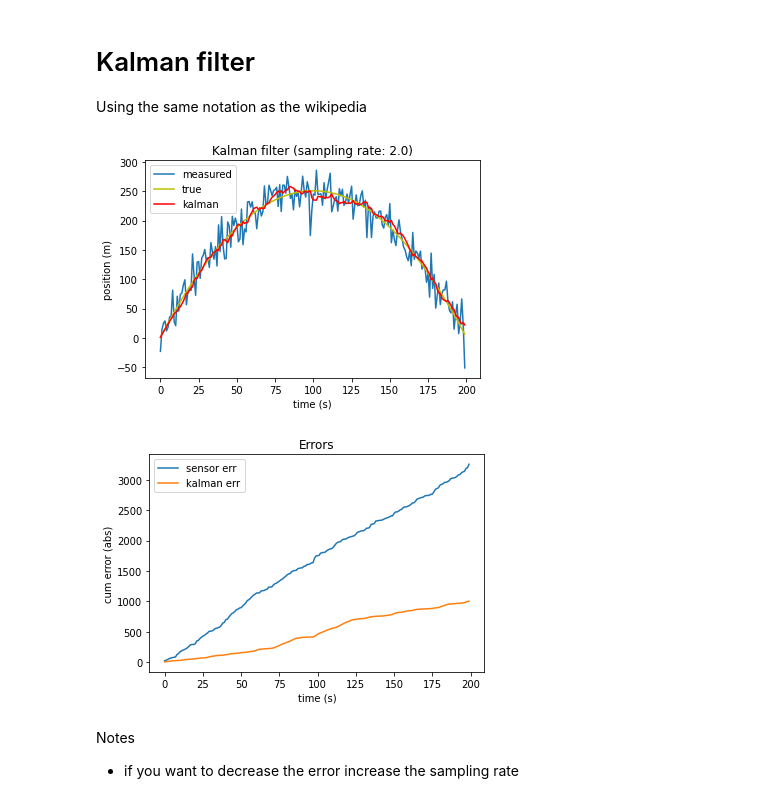
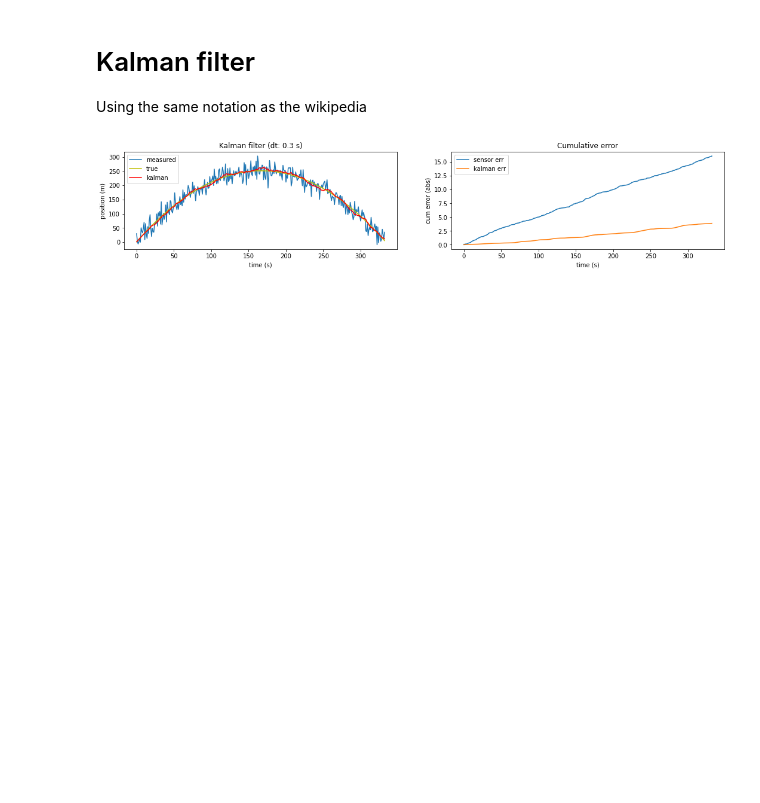
Before and after one commit to aguaviva/articles, a Jupyter notebook: Kalman.ipynb, the cells around one changed output. Drawn from its saved outputs; the diff is of its cells as text; code cells hidden in the pictures; blank space fills up the shorter version.

Commit message:
graph side by side

```diff
--- a/Kalman.ipynb
+++ b/Kalman.ipynb
@@ -5,5 +5,4 @@ Using the same notation as the wikipedia
 # %%
 import numpy as np
 import matplotlib.pyplot as plt
-plt.rcParams['figure.figsize'] = [18, 3]
 # %%
@@ -27,6 +14,13 @@ def trans_mat(a,b):
 def trans_vec(a,b):
     return a @ b
 # %%
+dt = 0.3
+pos = 1
+vel = 10
+acc = -.2
+
+x_true = np.array([pos,vel])
+
 def sample_sensor(x_true):
     #simulate sensor noise
     muV, sigV  = 0, 20
@@ -41,11 +35,18 @@ def sample_model_distribution():
     Q = np.outer(G,G)*(sigW**2)
     return w, Q
 
-x_true = np.array([pos,vel])
+
+sample_rate = 1.0/dt
+
+# model (x'=Fx+G)
+F = np.array([[1,dt],[0,1]])
+G = np.array([0.5*dt*dt, dt])
+
+# observation model
+H = np.array([[1,0]])
 
 x_prev = x_true
 P_prev = np.array([[1,0],[0,1]]) * 0.1
-
 
 sensor_err = []
 kalman_err = []
@@ -53,7 +54,7 @@ kalman_err = []
 pt = []
 pm = []
 pk = []
-for i in range(200):
+for i in range(int(100*sample_rate)):
     pt.append(x_true[0])
     pk.append(x_prev[0])
 
@@ -63,50 +64,46 @@ for i in range(200):
 
     # 2) make a prediction using the model
     w, Q = sample_model_distribution()
     x_pred = trans_vec(F, x_prev) + ( w )
     P_pred = trans_mat(F, P_prev) + ( Q )
 
     # compute Kalman gain
     S = trans_mat(H, P_pred) + R
     K = P_pred @ H.T @ np.linalg.inv(S)
     M = I - (K@H)
 
     # update state
     x = trans_vec(M, x_pred) + trans_vec(K, z)
     P = trans_mat(M, P_pred) + trans_mat(K, R)
 
     # track errors
 
     sensor_err.append(np.abs(x_true - z)[0])
     kalman_err.append(np.abs(x_true - x)[0])
 
     #step
 
     # simulate trayectory (for the sensor)
     x_true = trans_vec(F,x_true) + (G*acc)
     x_prev = x
     P_prev = P
 
 
-plt.title(f'Kalman filter (sampling rate: {1.0/dt})')
-plt.plot(pm, label="measured")
-plt.plot(pt, color = 'y', label="true")
-plt.plot(pk, color = 'r', label="kalman")
-plt.legend(loc="upper left")
-plt.xlabel('time (s)')
-plt.ylabel('position (m)')
+fig, axs = plt.subplots(1, 2,figsize=(18,3))
+axs[0].set_title(f'Kalman filter (dt: {dt} s)')
+axs[0].plot(pm, label="measured")
+axs[0].plot(pt, color = 'y', label="true")
+axs[0].plot(pk, color = 'r', label="kalman")
+axs[0].legend(loc="upper left")
+axs[0].set_xlabel('time (s)')
+axs[0].set_ylabel('position (m)')
+
+axs[1].set_title('Cumulative error')
+axs[1].plot(np.cumsum(sensor_err)/ len(sensor_err), label="sensor err")
+axs[1].plot(np.cumsum(kalman_err)/ len(sensor_err), label="kalman err")
+axs[1].set_xlabel('time (s)')
+axs[1].set_ylabel('cum error (abs)')
+axs[1].legend(loc="upper left")
 plt.show()
-
-plt.title('Errors')
-plt.plot(np.cumsum(sensor_err), label="sensor err")
-plt.plot(np.cumsum(kalman_err), label="kalman err")
-plt.xlabel('time (s)')
-plt.ylabel('cum error (abs)')
-plt.legend(loc="upper left")
-plt.show()
 # %% [output]
-[figure, old version]
+[figure, new version]
-[figure, removed]
-# %% [markdown]
-Notes
-- if you want to decrease the error increase the sampling rate
```
Also changed, not shown: parts of 1 cell of this notebook.
